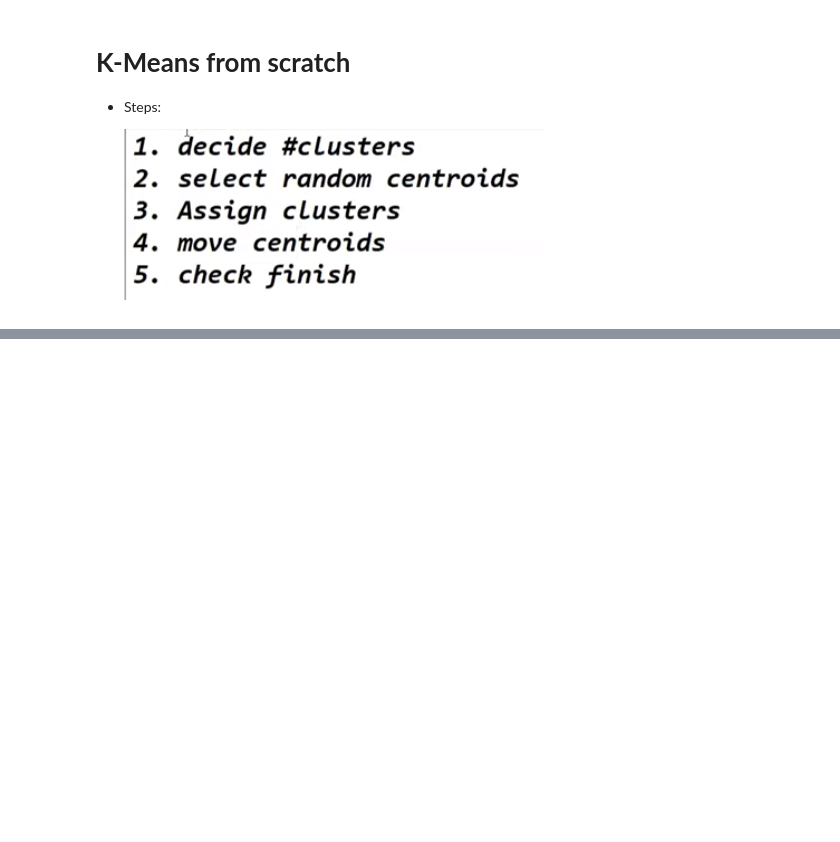
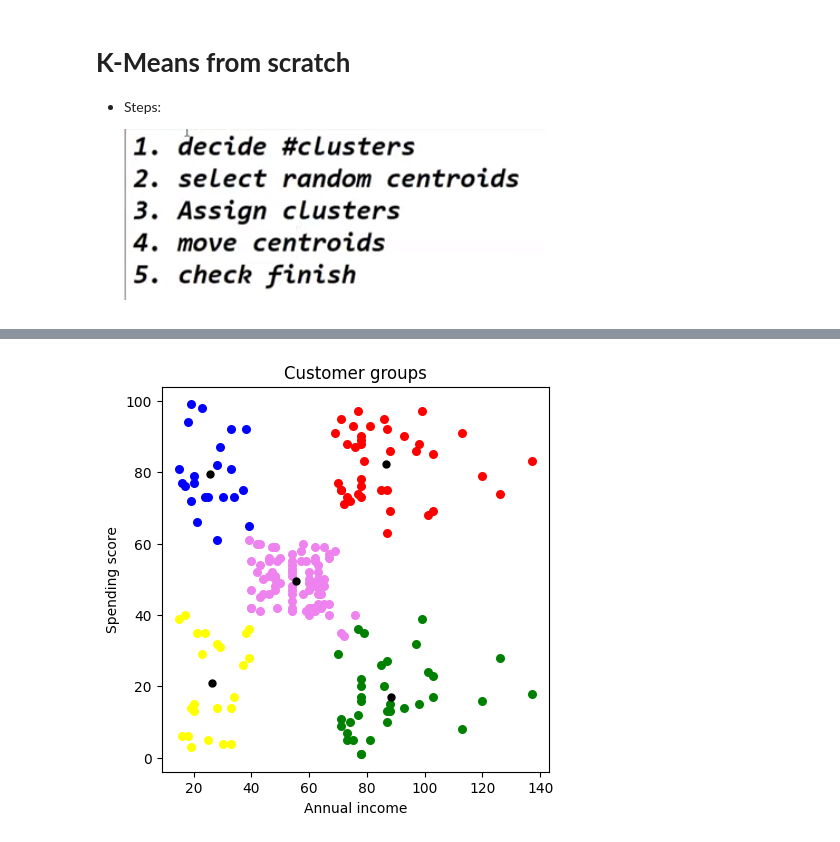
Before and after one commit to heysourin/Machine-Learning--Projects, a Jupyter notebook: K-Means Clustering/From scratch/k_means_clustering.ipynb, the cells around one changed output, grey strips where cells are left out. Saved outputs shown, nothing was run; the diff lists cells and outputs as text; code cells hidden in the pictures; blank space fills up the shorter version.

```diff
--- a/K-Means Clustering/From scratch/k_means_clustering.ipynb
+++ b/K-Means Clustering/From scratch/k_means_clustering.ipynb
@@ -95,0 +117,4 @@ array([1, 1, 1, 1, 0, 1, 1, 0, 1, 0, 0, 0, 1, 0, 0, 0, 0, 1, 1, 1, 1, 1,
+# %%
+kmeans = KMeansClustering(k=5)
+# %%
+Y = kmeans.fit(X)
@@ -95,0 +138,19 @@ array([1, 1, 1, 1, 0, 1, 1, 0, 1, 0, 0, 0, 1, 0, 0, 0, 0, 1, 1, 1, 1, 1,
+# %%
+
+# Plotting all the clusters and their centroids
+plt.figure(figsize=(5,5))
+plt.scatter(X[Y==0,0], X[Y==0,1], s=30, c='green', label='Cluster 1')
+plt.scatter(X[Y==1,0], X[Y==1,1], s=30, c='red', label='Cluster 2')
+plt.scatter(X[Y==2,0], X[Y==2,1], s=30, c='blue', label='Cluster 3')
+plt.scatter(X[Y==3,0], X[Y==3,1], s=30, c='violet', label='Cluster 4')
+plt.scatter(X[Y==4,0], X[Y==4,1], s=30, c='yellow', label='Cluster 5')
+
+plt.scatter(kmeans.centroids[:, 0], kmeans.centroids[:, 1], marker='.', s=100,c='black', label='Centroids')
+
+plt.title('Customer groups')
+plt.xlabel('Annual income')
+plt.ylabel('Spending score')
+
+plt.show()
+# %% [output]
+[figure, added]
```
Also changed, not shown: parts of 23 cells of this notebook.
